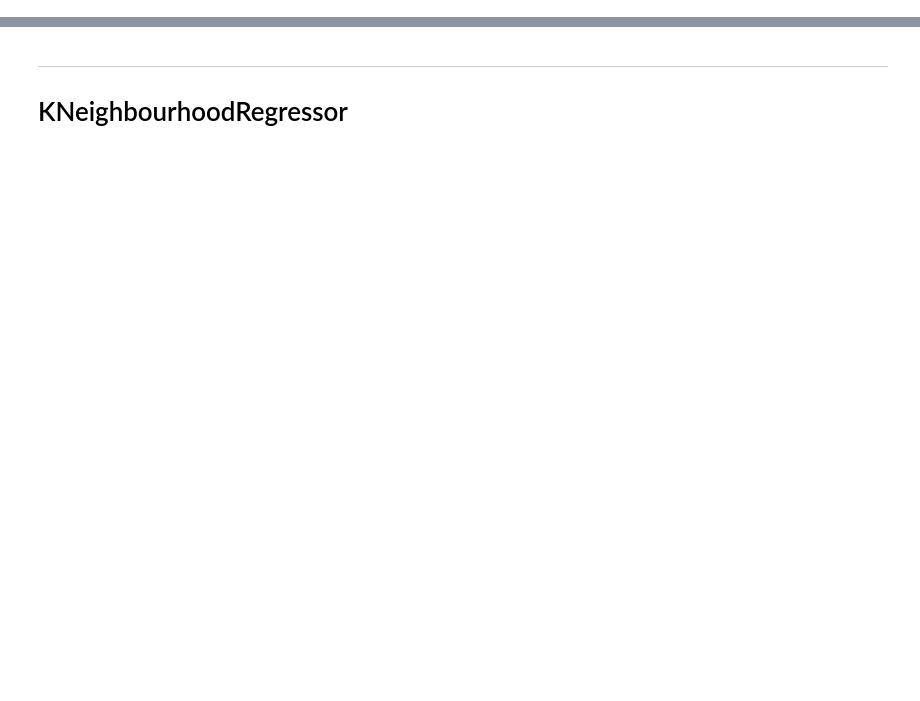
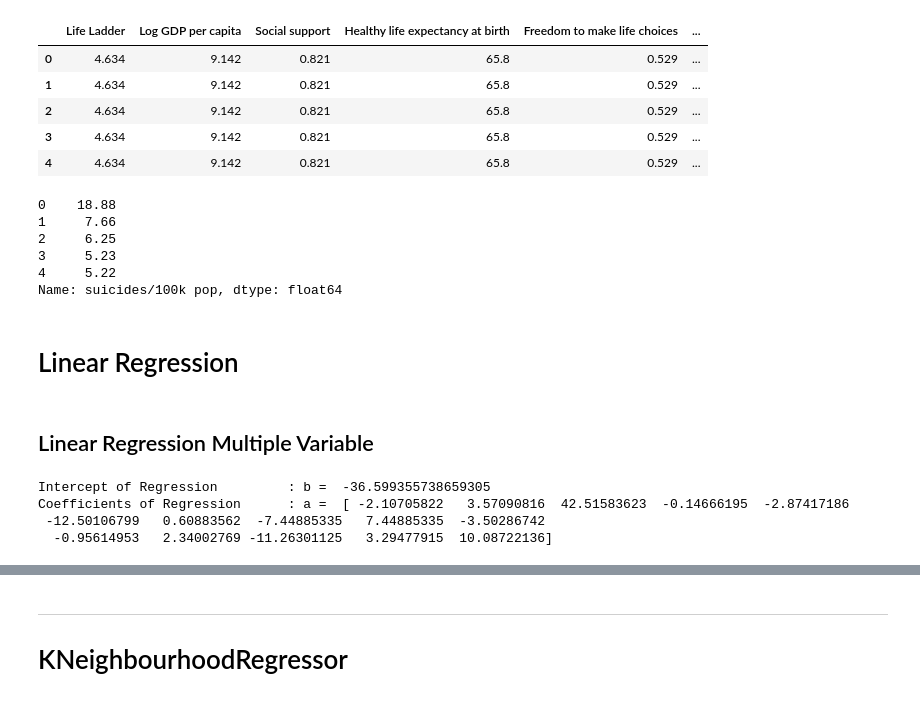
Before and after one commit to BernardLesley/Data_Analysis_Suicide_Rate, a Jupyter notebook: machine learning final.ipynb, the cells around one changed output, grey strips where cells are left out. Saved outputs shown, nothing was run; the diff lists cells and outputs as text; code cells hidden in the pictures; blank space fills up the shorter version.

```diff
--- a/machine learning final.ipynb
+++ b/machine learning final.ipynb
@@ -4,3 +4,5 @@ import pandas as pd
 import seaborn as sb
 import matplotlib.pyplot as plt
 sb.set()
+# %%
+df=pd.read_csv('clean_data.csv')
@@ -6,0 +25,50 @@ sb.set()
+# %%
+x = df.drop(columns=['suicides/100k pop'])
+x.head()
+# %% [output]
+|  | Life Ladder | Log GDP per capita | Social support | Healthy life expectancy at birth | Freedom to make life choices | ... |
+| 0 | 4.634 | 9.142 | 0.821 | 65.8 | 0.529 | ... |
+| 1 | 4.634 | 9.142 | 0.821 | 65.8 | 0.529 | ... |
+| 2 | 4.634 | 9.142 | 0.821 | 65.8 | 0.529 | ... |
+| 3 | 4.634 | 9.142 | 0.821 | 65.8 | 0.529 | ... |
+| 4 | 4.634 | 9.142 | 0.821 | 65.8 | 0.529 | ... |
+# %%
+y = df['suicides/100k pop']
+y.head()
+# %% [output]
+0    18.88
+1     7.66
+2     6.25
+3     5.23
+4     5.22
+Name: suicides/100k pop, dtype: float64
+# %% [markdown]
+# Linear Regression
+# %% [markdown]
+## Linear Regression Multiple Variable
+# %%
+# Import essential models and functions from sklearn
+from sklearn.linear_model import LinearRegression
+from sklearn.model_selection import train_test_split
+from sklearn.metrics import mean_squared_error
+
+# Split the Dataset into Train and Test
+x_train, x_test, y_train, y_test = train_test_split(x, y, test_size = 0.25, random_state=37)
+
+# Linear Regression using Train Data
+linreg = LinearRegression()         # create the linear regression object
+linreg.fit(x_train, y_train)        # train the linear regression model
+
+# Coefficients of the Linear Regression line
+print('Intercept of Regression \t: b = ', linreg.intercept_)
+print('Coefficients of Regression \t: a = ', linreg.coef_)
+print()
+
+# Predict Response corresponding to Predictors
+y_train_pred = linreg.predict(x_train)
+y_test_pred = linreg.predict(x_test)
+# %% [output]
+Intercept of Regression         : b =  -36.599355738659305
+Coefficients of Regression      : a =  [ -2.10705822   3.57090816  42.51583623  -0.14666195  -2.87417186
+ -12.50106799   0.60883562  -7.44885335   7.44885335  -3.50286742
+  -0.95614953   2.34002769 -11.26301125   3.29477915  10.08722136]
```
Also changed, not shown: parts of 32 cells of this notebook, 2 other files.
